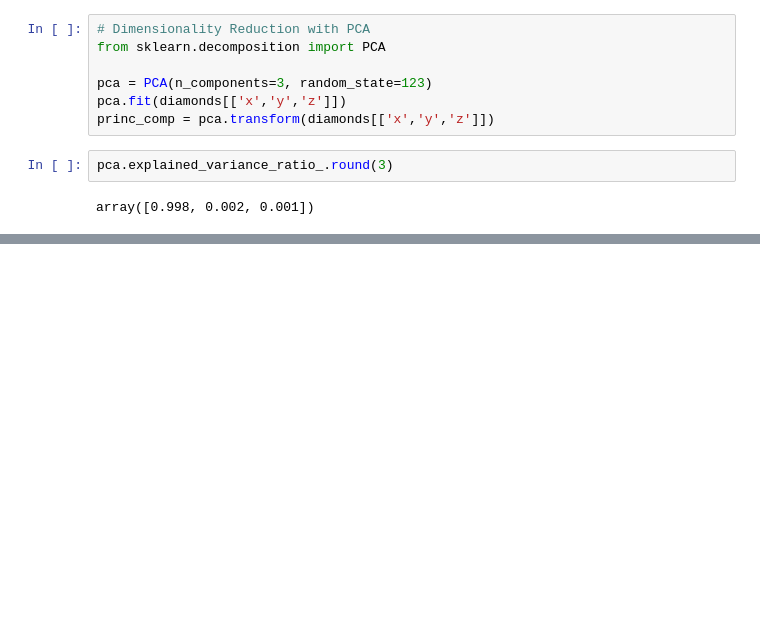
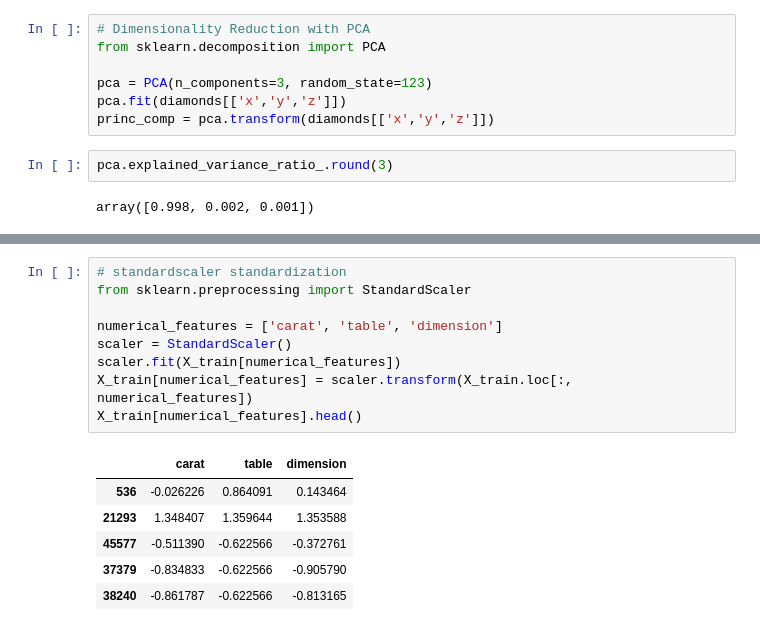
Before and after one commit to SyarifulMsth/coba121, a Jupyter notebook: Predicting_Diamond_Prices.ipynb, the cells around one changed output, grey strips where cells are left out. Cells and saved outputs as stored; diff of their text form; blank space fills up the shorter version.

```diff
--- a/Predicting_Diamond_Prices.ipynb
+++ b/Predicting_Diamond_Prices.ipynb
@@ -361,0 +394,16 @@ array([0.998, 0.002, 0.001])
+# %%
+# standardscaler standardization
+from sklearn.preprocessing import StandardScaler
+
+numerical_features = ['carat', 'table', 'dimension']
+scaler = StandardScaler()
+scaler.fit(X_train[numerical_features])
+X_train[numerical_features] = scaler.transform(X_train.loc[:, numerical_features])
+X_train[numerical_features].head()
+# %% [output]
+|  | carat | table | dimension |
+| 536 | -0.026226 | 0.864091 | 0.143464 |
+| 21293 | 1.348407 | 1.359644 | 1.353588 |
+| 45577 | -0.511390 | -0.622566 | -0.372761 |
+| 37379 | -0.834833 | -0.622566 | -0.905790 |
+| 38240 | -0.861787 | -0.622566 | -0.813165 |
```
Also changed, not shown: parts of 23 cells of this notebook.
